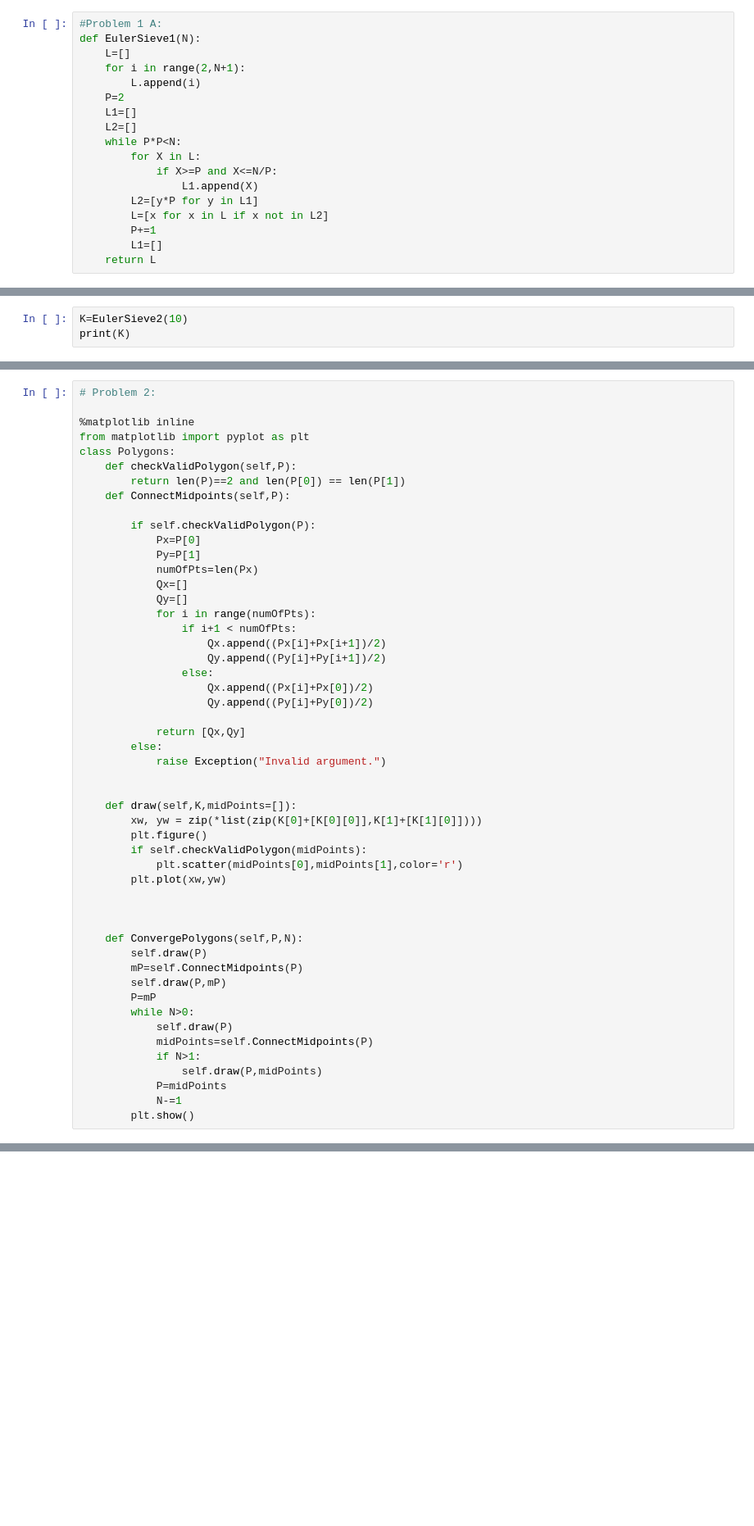
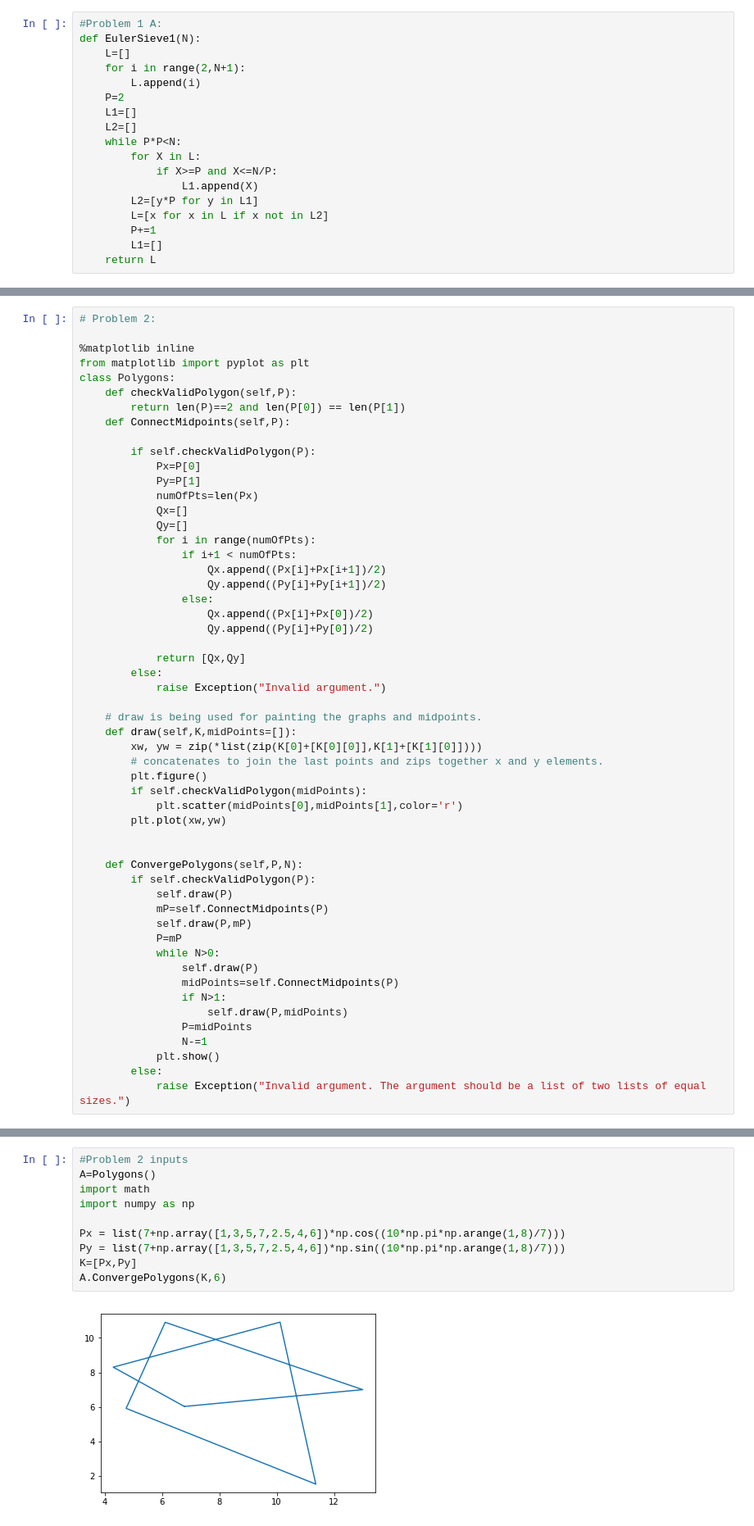
Before and after one commit to utk6612/Assignments, a Jupyter notebook: Maths for CS/Mathematical Techniques for CS, Programming Assignment 1.ipynb, the cells around one changed output, grey strips where cells are left out. Shown at 82% size. Drawn from its saved outputs; the diff is of its cells as text; blank space fills up the shorter version.

```diff
--- a/Maths for CS/Mathematical Techniques for CS, Programming Assignment 1.ipynb
+++ b/Maths for CS/Mathematical Techniques for CS, Programming Assignment 1.ipynb
@@ -42,6 +44,3 @@ def EulerSieve2(N):
         P+=1
         L1=dfltList[:]
     return L[1:]
-# %%
-K=EulerSieve2(10)
-print(K)
@@ -75,26 +78,29 @@ class Polygons:
         else:
             raise Exception("Invalid argument.")
 
-
+    # draw is being used for painting the graphs and midpoints.
     def draw(self,K,midPoints=[]):
         xw, yw = zip(*list(zip(K[0]+[K[0][0]],K[1]+[K[1][0]])))
+        # concatenates to join the last points and zips together x and y elements.
         plt.figure()
         if self.checkValidPolygon(midPoints):
             plt.scatter(midPoints[0],midPoints[1],color='r')
         plt.plot(xw,yw)
 
 
-
     def ConvergePolygons(self,P,N):
-        self.draw(P)
-        mP=self.ConnectMidpoints(P)
-        self.draw(P,mP)
-        P=mP
-        while N>0:
+        if self.checkValidPolygon(P):
             self.draw(P)
-            midPoints=self.ConnectMidpoints(P)
-            if N>1:
-                self.draw(P,midPoints)
-            P=midPoints
-            N-=1
-        plt.show()
+            mP=self.ConnectMidpoints(P)
+            self.draw(P,mP)
+            P=mP
+            while N>0:
+                self.draw(P)
+                midPoints=self.ConnectMidpoints(P)
+                if N>1:
+                    self.draw(P,midPoints)
+                P=midPoints
+                N-=1
+            plt.show()
+        else:
+            raise Exception("Invalid argument. The argument should be a list of two lists of equal sizes.")
@@ -127,0 +107,12 @@ A.ConvergePolygons(K,6)
+# %%
+#Problem 2 inputs
+A=Polygons()
+import math
+import numpy as np
+
+Px = list(7+np.array([1,3,5,7,2.5,4,6])*np.cos((10*np.pi*np.arange(1,8)/7)))
+Py = list(7+np.array([1,3,5,7,2.5,4,6])*np.sin((10*np.pi*np.arange(1,8)/7)))
+K=[Px,Py]
+A.ConvergePolygons(K,6)
+# %% [output]
+[figure, added]
```
Also changed, not shown: parts of 9 cells of this notebook.
